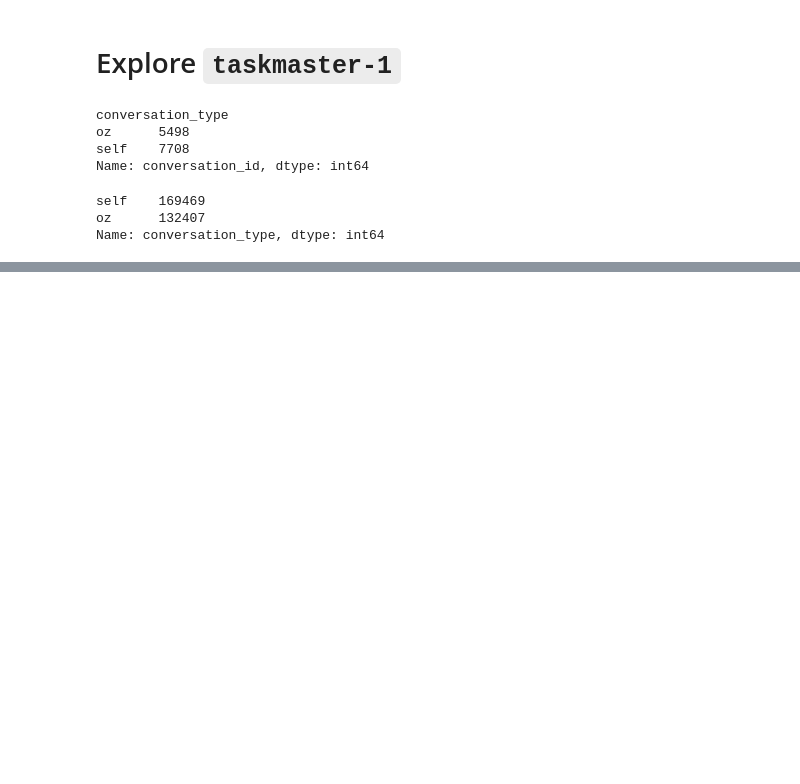
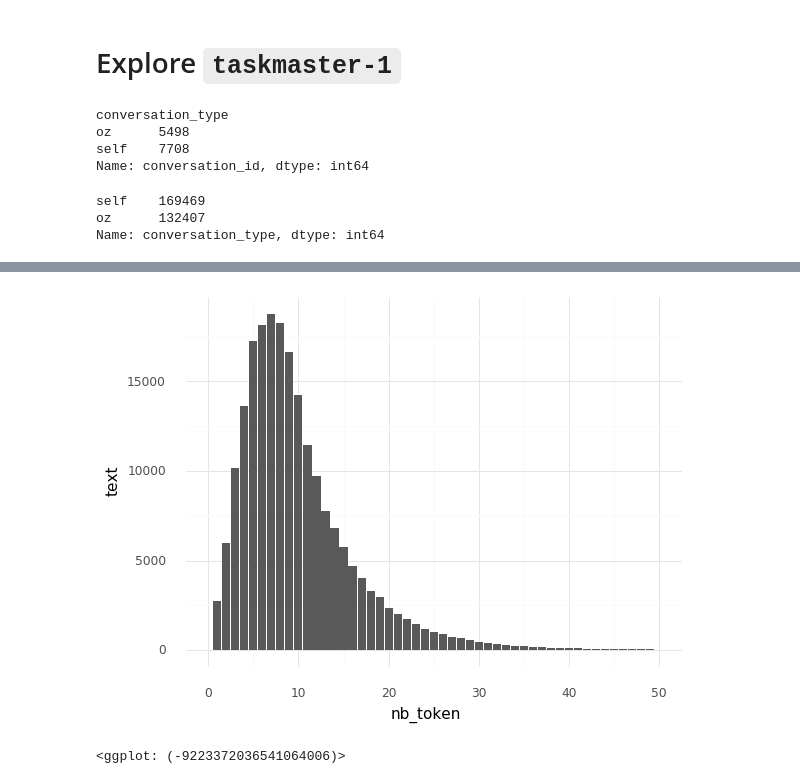
Before and after one commit to vistec-AI/mt-datasets, a Jupyter notebook: taskmaster1.ipynb, the cells around one changed output, grey strips where cells are left out. Cells and saved outputs as stored; diff of their text form; code cells hidden in the pictures; blank space fills up the shorter version.

```diff
--- a/taskmaster1.ipynb
+++ b/taskmaster1.ipynb
@@ -101,0 +113,7 @@ g
+# %%
+#duplicate utterances
+all_df['text_lower'] = all_df.text.map(lambda x: str(x).lower())
+dup_df = all_df[['text','text_lower','nb_token','conversation_type']]\
+    .groupby(['text_lower','nb_token']).agg({'text':max,'conversation_type':len}).reset_index()
+print(dup_df.shape)
+dup_df.sort_values('conversation_type',ascending=False).head(20)
@@ -101,0 +139,8 @@ g
+# %%
+dup_agg = dup_df[['nb_token','text']].groupby('nb_token').count().reset_index()
+g = (ggplot(dup_agg, aes(x='nb_token',y='text')) + geom_col() +
+     theme_minimal()+ coord_cartesian(xlim=[0,50]))
+g
+# %% [output]
+[figure, added]
+<ggplot: (-9223372036541064006)>
```
Also changed, not shown: parts of 14 cells of this notebook, 2 other files.
